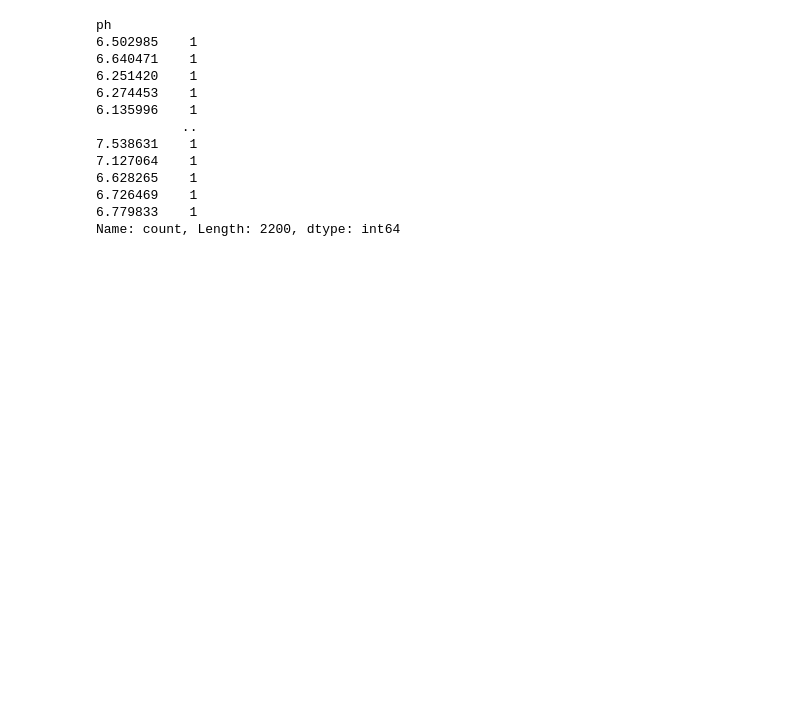
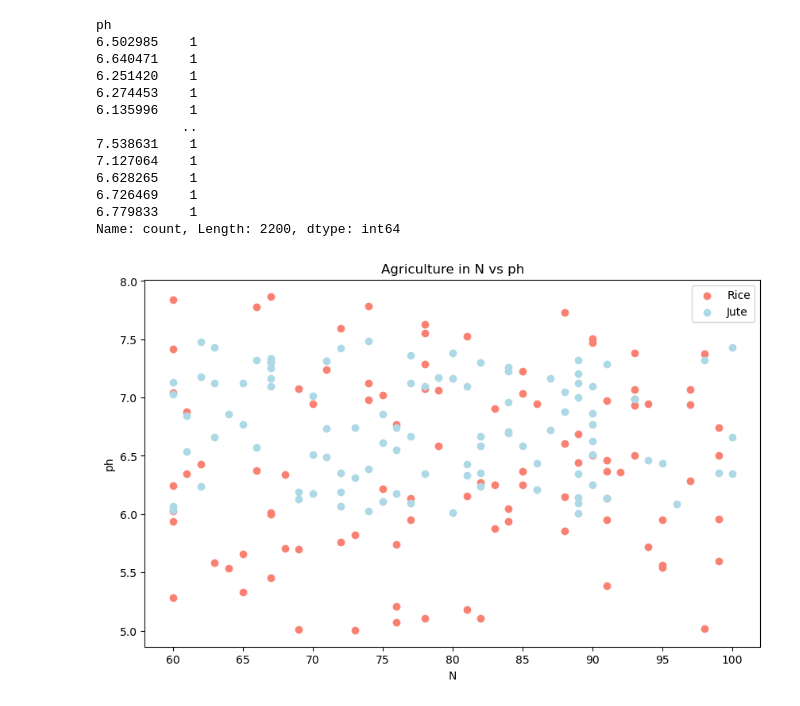
Before and after one commit to InflixOP/Smart-Agriculture-Advisory-System, a Jupyter notebook: Smart_Agriculture_System.ipynb, the cells around one changed output. Saved outputs shown, nothing was run; the diff lists cells and outputs as text; code cells hidden in the pictures; blank space fills up the shorter version.

```diff
--- a/Smart_Agriculture_System.ipynb
+++ b/Smart_Agriculture_System.ipynb
@@ -220,13 +220,15 @@ Name: count, Length: 2200, dtype: int64
 # %%
 #create another figure
 plt.figure(figsize=(10,6))
 
 #scatter with positive example
 plt.scatter(df.N[df.label=="rice"],df.ph[df.label=="rice"],c="salmon");
 
 #scatter with negative example
 plt.scatter(df.N[df.label=="jute"],df.ph[df.label=="jute"],c="lightblue");
-plt.title("Agriculture )
-plt.xlabel("Age")
-plt.ylabel("Max Heart Rate")
-plt.legend(["Disease", "No Disease"]);
+plt.title("Agriculture in N vs ph")
+plt.xlabel("N")
+plt.ylabel("ph")
+plt.legend(["Rice", "Jute"]);
+# %% [output]
+[figure, added]
```
